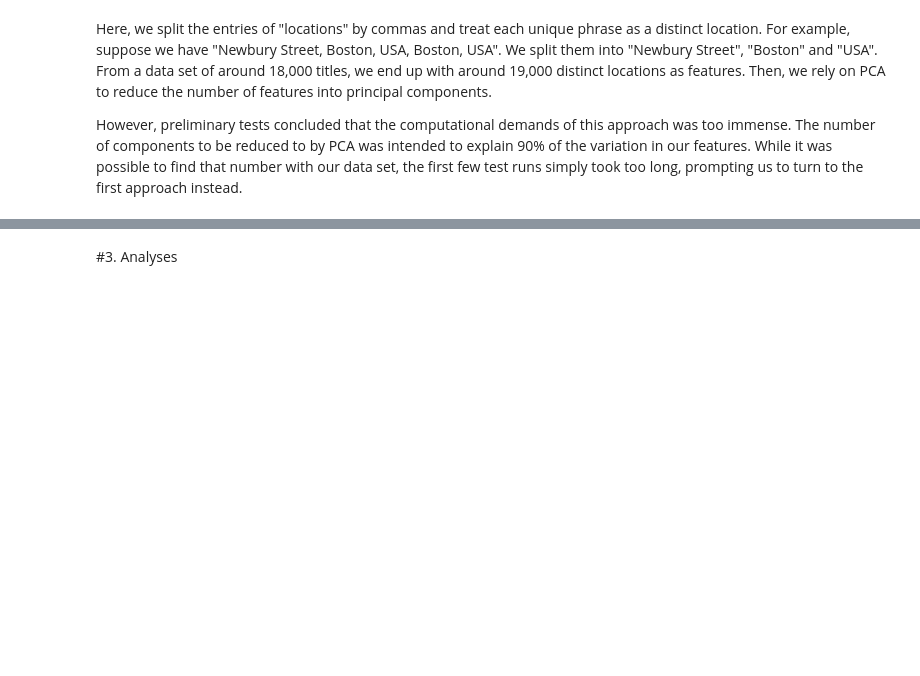
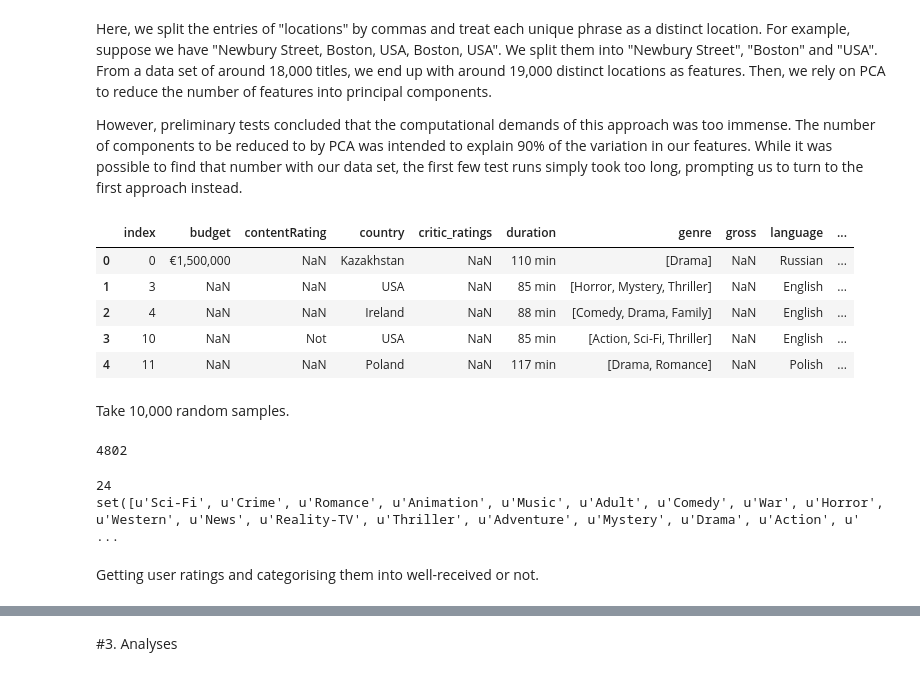
Before and after one commit to zhiqianseah/CS109finalproj, a Jupyter notebook: Project Write Up.ipynb, the cells around one changed output, grey strips where cells are left out. Saved outputs shown, nothing was run; the diff lists cells and outputs as text; code cells hidden in the pictures; blank space fills up the shorter version.

```diff
--- a/Project Write Up.ipynb
+++ b/Project Write Up.ipynb
@@ -13,3 +13,25 @@
         * [3.3. Train Test Splitting](#3.3.-Train-Test-Splitting)
         * [3.4. Logistic Regression](#3.4.-Logistic-Regression)
         * [3.5. K-Nearest Neighbours](#3.5.-K-Nearest-Neighbours)
+# %%
+# The %... is an iPython thing, and is not part of the Python language.
+# In this case we're just telling the plotting library to draw things on
+# the notebook, instead of on a separate window.
+%matplotlib inline
+# See all the "as ..." contructs? They're just aliasing the package names.
+# That way we can call methods like plt.plot() instead of matplotlib.pyplot.plot().
+import numpy as np
+import scipy as sp
+import matplotlib as mpl
+import matplotlib.cm as cm
+import matplotlib.pyplot as plt
+import pandas as pd
+import time
+import json
+pd.set_option('display.width', 500)
+pd.set_option('display.max_columns', 100)
+pd.set_option('display.notebook_repr_html', True)
+import seaborn as sns
+sns.set_style("whitegrid")
+sns.set_context("poster")
+import random
@@ -39,3 +67,16 @@ While Approach 2 below was also considered, Approach 1 was taken instead due to
 Here, we split the entries of "locations" by commas and treat each unique phrase as a distinct location. For example, suppose we have "Newbury Street, Boston, USA, Boston, USA". We split them into "Newbury Street", "Boston" and "USA". From a data set of around 18,000 titles, we end up with around 19,000 distinct locations as features. Then, we rely on PCA to reduce the number of features into principal components.
 
 However, preliminary tests concluded that the computational demands of this approach was too immense. The number of components to be reduced to by PCA was intended to explain 90% of the variation in our features. While it was possible to find that number with our data set, the first few test runs simply took too long, prompting us to turn to the first approach instead.
+# %%
+new_df_input = pd.read_csv('df_boolean_temp2.csv',sep=',',encoding='utf-8')
+# %%
+new_df_input.drop('level_0', axis=1, inplace=True)
+new_df_input.drop('Unnamed: 0', axis=1, inplace=True)
+new_df_input.head()
+# %% [output]
+|  | index | budget | contentRating | country | critic_ratings | duration | genre | gross | language | ... |
+| 0 | 0 | €1,500,000 | NaN | Kazakhstan | NaN | 110 min | [Drama] | NaN | Russian | ... |
+| 1 | 3 | NaN | NaN | USA | NaN | 85 min | [Horror, Mystery, Thriller] | NaN | English | ... |
+| 2 | 4 | NaN | NaN | Ireland | NaN | 88 min | [Comedy, Drama, Family] | NaN | English | ... |
+| 3 | 10 | NaN | Not | USA | NaN | 85 min | [Action, Sci-Fi, Thriller] | NaN | English | ... |
+| 4 | 11 | NaN | NaN | Poland | NaN | 117 min | [Drama, Romance] | NaN | Polish | ... |
@@ -41,0 +102,2 @@ However, preliminary tests concluded that the computational demands of this appr
+# %% [markdown]
+Take 10,000 random samples.
@@ -41,0 +115,17 @@ However, preliminary tests concluded that the computational demands of this appr
+# %%
+places3 = unique_entries(newdf_boolean_sampled, "separated_cities")
+if "" in places3:
+    places3.remove("")
+if "..." in places3:
+    places3.remove("...")
+print len(places3)
+# %% [output]
+4802
+# %%
+genres3 = unique_entries(newdf_boolean_sampled, "genre")
+genres3.remove("")
+print len(genres3)
+print genres3
+# %% [output]
+24
+set([u'Sci-Fi', u'Crime', u'Romance', u'Animation', u'Music', u'Adult', u'Comedy', u'War', u'Horror', u'Western', u'News', u'Reality-TV', u'Thriller', u'Adventure', u'Mystery', u'Drama', u'Action', u' ...
@@ -41,0 +141,2 @@ However, preliminary tests concluded that the computational demands of this appr
+# %% [markdown]
+Getting user ratings and categorising them into well-received or not.
```
Also changed, not shown: parts of 33 cells of this notebook.
